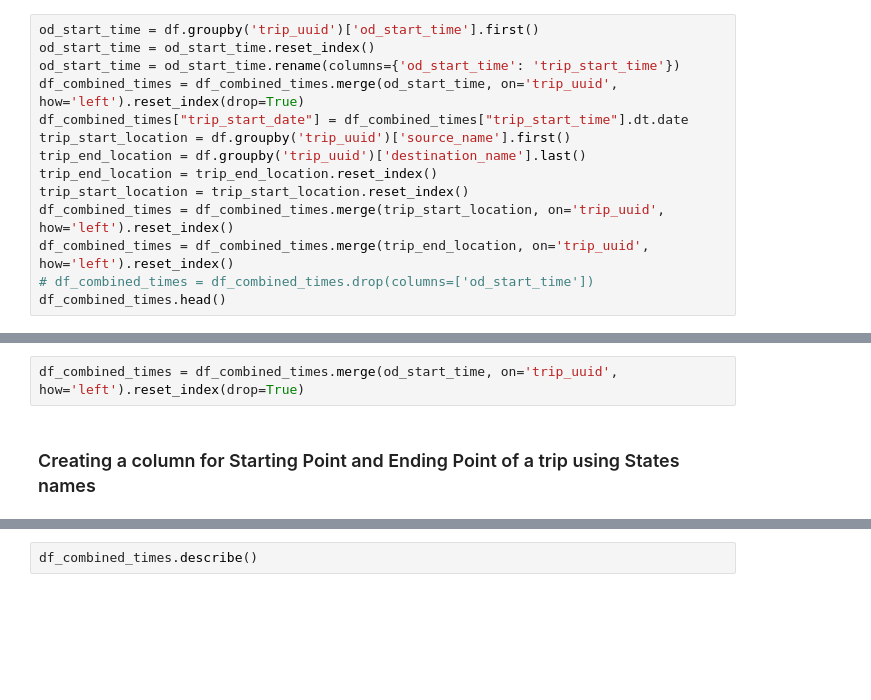
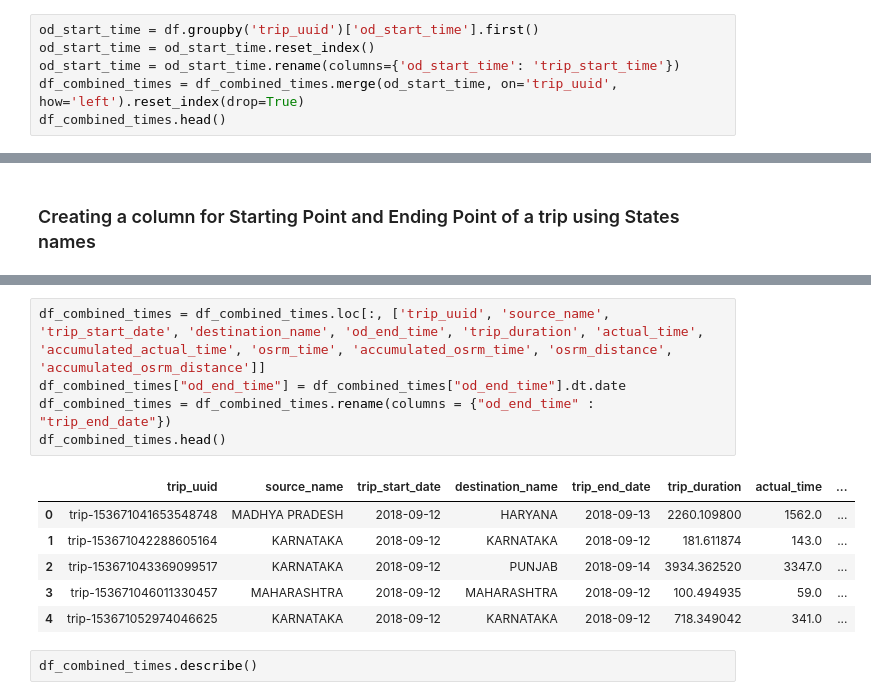
Before and after one commit to akshayabhale1406/SCLR_Delhivery_FE, a Jupyter notebook: Delhivery_FE.ipynb, the cells around one changed output, grey strips where cells are left out. Drawn from its saved outputs; the diff is of its cells as text; blank space fills up the shorter version.

```diff
--- a/Delhivery_FE.ipynb
+++ b/Delhivery_FE.ipynb
@@ -289,13 +304,5 @@ od_start_time = df.groupby('trip_uuid')['od_start_time'].first()
 od_start_time = od_start_time.reset_index()
 od_start_time = od_start_time.rename(columns={'od_start_time': 'trip_start_time'})
 df_combined_times = df_combined_times.merge(od_start_time, on='trip_uuid', how='left').reset_index(drop=True)
-df_combined_times["trip_start_date"] = df_combined_times["trip_start_time"].dt.date
-trip_start_location = df.groupby('trip_uuid')['source_name'].first()
-trip_end_location = df.groupby('trip_uuid')['destination_name'].last()
-trip_end_location = trip_end_location.reset_index()
-trip_start_location = trip_start_location.reset_index()
-df_combined_times = df_combined_times.merge(trip_start_location, on='trip_uuid', how='left').reset_index()
-df_combined_times = df_combined_times.merge(trip_end_location, on='trip_uuid', how='left').reset_index()
-# df_combined_times = df_combined_times.drop(columns=['od_start_time'])
 df_combined_times.head()
 # %% [output]
@@ -303,5 +315,3 @@ KeyError: 'trip_start_time'
-# %%
-df_combined_times = df_combined_times.merge(od_start_time, on='trip_uuid', how='left').reset_index(drop=True)
 # %% [markdown]
 ### Creating a column for Starting Point and Ending Point of a trip using States names
 # %%
@@ -340,6 +350,18 @@ df_combined_times.head()
 | 2 | trip-153671043369099517 | 3308.0 | 1941.0 | 2545.27 | 3347.0 | 1740.0 | ... |
 | 3 | trip-153671046011330457 | 59.0 | 16.0 | 19.88 | 59.0 | 15.0 | ... |
 | 4 | trip-153671052974046625 | 340.0 | 115.0 | 146.79 | 341.0 | 117.0 | ... |
+# %%
+df_combined_times = df_combined_times.loc[:, ['trip_uuid', 'source_name', 'trip_start_date', 'destination_name', 'od_end_time', 'trip_duration', 'actual_time', 'accumulated_actual_time', 'osrm_time', 'accumulated_osrm_time', 'osrm_distance', 'accumulated_osrm_distance']]
+df_combined_times["od_end_time"] = df_combined_times["od_end_time"].dt.date
+df_combined_times = df_combined_times.rename(columns = {"od_end_time" : "trip_end_date"})
+df_combined_times.head()
+# %% [output]
+|  | trip_uuid | source_name | trip_start_date | destination_name | trip_end_date | trip_duration | actual_time | ... |
+| 0 | trip-153671041653548748 | MADHYA PRADESH | 2018-09-12 | HARYANA | 2018-09-13 | 2260.109800 | 1562.0 | ... |
+| 1 | trip-153671042288605164 | KARNATAKA | 2018-09-12 | KARNATAKA | 2018-09-12 | 181.611874 | 143.0 | ... |
+| 2 | trip-153671043369099517 | KARNATAKA | 2018-09-12 | PUNJAB | 2018-09-14 | 3934.362520 | 3347.0 | ... |
+| 3 | trip-153671046011330457 | MAHARASHTRA | 2018-09-12 | MAHARASHTRA | 2018-09-12 | 100.494935 | 59.0 | ... |
+| 4 | trip-153671052974046625 | KARNATAKA | 2018-09-12 | KARNATAKA | 2018-09-12 | 718.349042 | 341.0 | ... |
 # %%
 df_combined_times.describe()
 # %%
```
Also changed, not shown: parts of 5 cells of this notebook.
